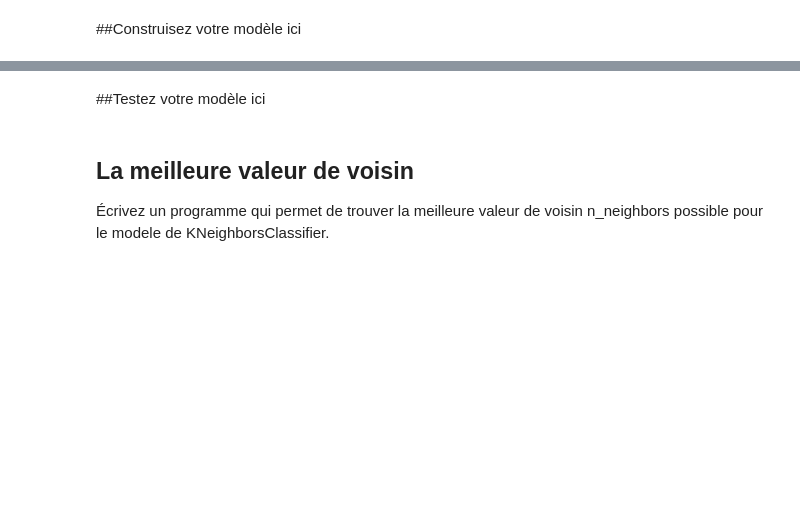
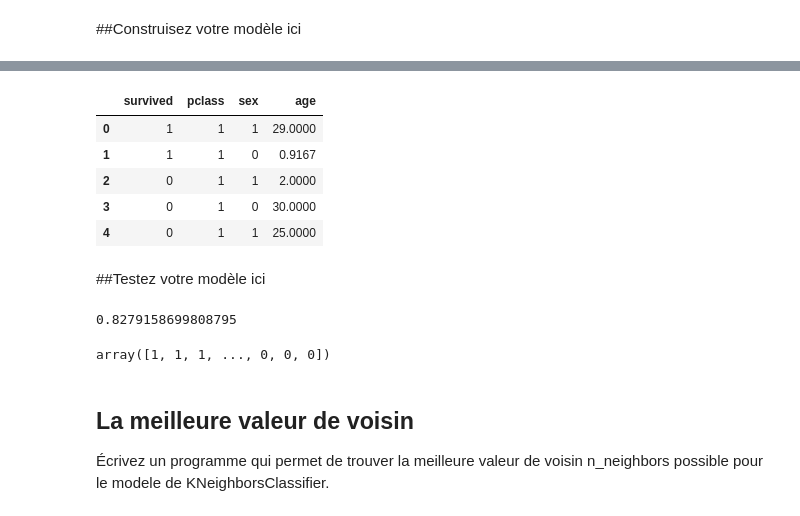
Before and after one commit to evangelav/Machine_Learning, a Jupyter notebook: BIN3100_ML_S3_Case_studies.ipynb, the cells around one changed output, grey strips where cells are left out. Saved outputs shown, nothing was run; the diff lists cells and outputs as text; code cells hidden in the pictures; blank space fills up the shorter version.

```diff
--- a/BIN3100_ML_S3_Case_studies.ipynb
+++ b/BIN3100_ML_S3_Case_studies.ipynb
@@ -50,0 +81,12 @@ Objectif: comprendre au maximum les données dont on dispose pour définir une s
+# %%
+titanic = titanic[['survived', 'pclass', 'sex', 'age']] #dataset
+titanic.dropna(axis=0, inplace=True)
+titanic['sex'].replace(['male', 'female'], [0,1], inplace=True)
+titanic.head()
+# %% [output]
+|  | survived | pclass | sex | age |
+| 0 | 1 | 1 | 1 | 29.0000 |
+| 1 | 1 | 1 | 0 | 0.9167 |
+| 2 | 0 | 1 | 1 | 2.0000 |
+| 3 | 0 | 1 | 0 | 30.0000 |
+| 4 | 0 | 1 | 1 | 25.0000 |
@@ -51,5 +96,17 @@ Objectif: comprendre au maximum les données dont on dispose pour définir une s
 # %% [markdown]
 ##Testez votre modèle ici
+# %%
+from sklearn.neighbors import KNeighborsClassifier
+
+model = KNeighborsClassifier()
+model.fit(X, y)
+model.score(X,y)
+# %% [output]
+0.8279158699808795
+# %%
+model.predict(X)
+# %% [output]
+array([1, 1, 1, ..., 0, 0, 0])
 # %% [markdown]
 ## La meilleure valeur de voisin
 
```
Also changed, not shown: parts of 10 cells of this notebook.
